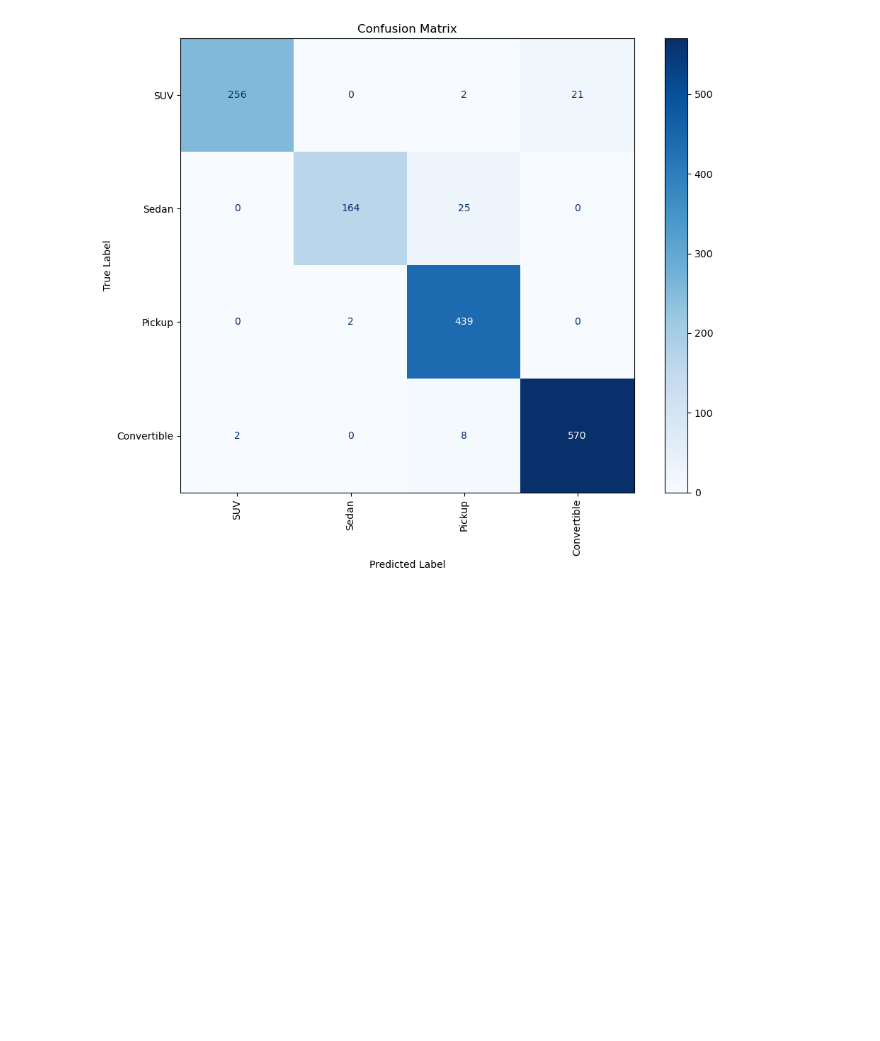
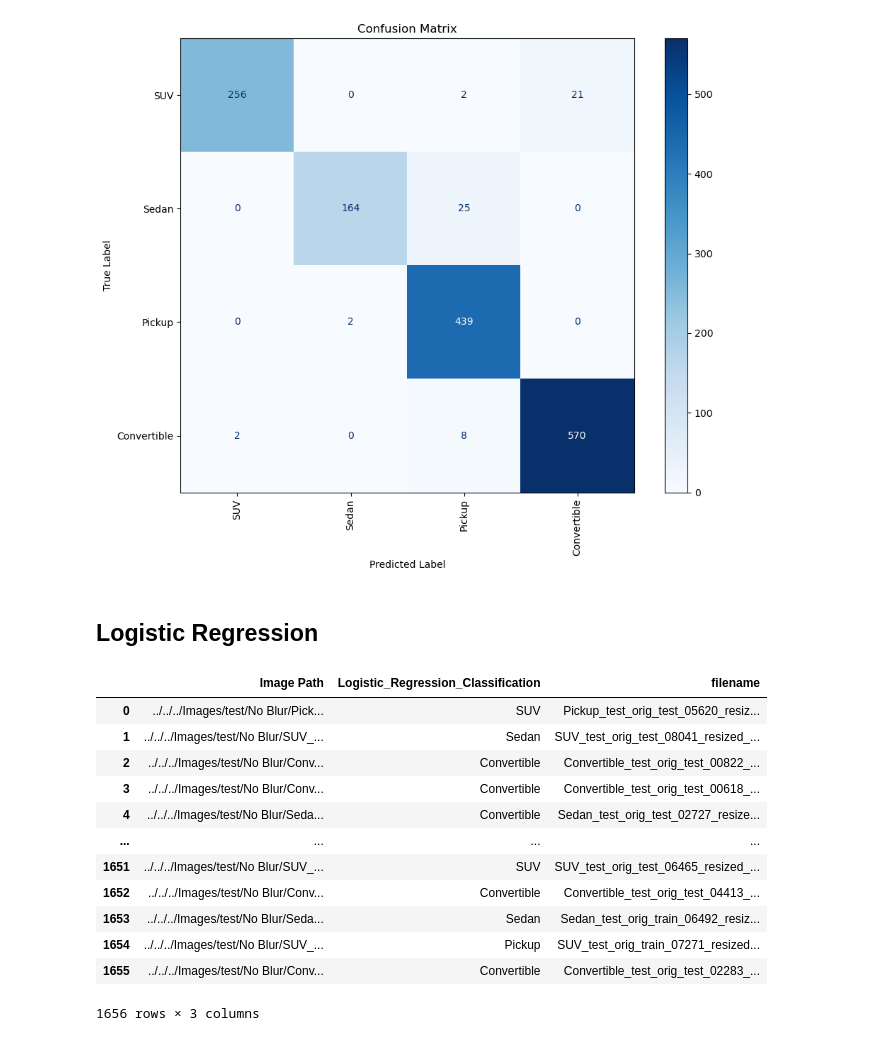
Before and after one commit to ijyliu/computer-vision-project, a Jupyter notebook: Code/Evaluation/Evaluate Classifiers.ipynb, the cells around one changed output. Drawn from its saved outputs; the diff is of its cells as text; code cells hidden in the pictures; blank space fills up the shorter version.

```diff
--- a/Code/Evaluation/Evaluate Classifiers.ipynb
+++ b/Code/Evaluation/Evaluate Classifiers.ipynb
@@ -77,3 +95,25 @@ Classification Report for GPT-4 Vision:
    macro avg       0.97      0.94      0.95      1489
 weighted avg       0.96      0.96      0.96      1489
 [figure]
+# %% [markdown]
+## Logistic Regression
+# %%
+# Load '../../Data/Predictions/Logistic Regression/Logistic_Regression_Classifier_Predictions.xlsx'
+Logistic_Regression_Classifier_Predictions = pd.read_excel('../../Data/Predictions/Logistic Regression/Logistic_Regression_Classifier_Predictions.xlsx')
+# Create filename variable by splitting Image Path on '/' and taking the last element
+Logistic_Regression_Classifier_Predictions['filename'] = Logistic_Regression_Classifier_Predictions['Image Path'].apply(lambda x: x.split('/')[-1])
+Logistic_Regression_Classifier_Predictions
+# %% [output]
+|  | Image Path | Logistic_Regression_Classification | filename |
+| 0 | ../../../Images/test/No Blur/Pick... | SUV | Pickup_test_orig_test_05620_resiz... |
+| 1 | ../../../Images/test/No Blur/SUV_... | Sedan | SUV_test_orig_test_08041_resized_... |
+| 2 | ../../../Images/test/No Blur/Conv... | Convertible | Convertible_test_orig_test_00822_... |
+| 3 | ../../../Images/test/No Blur/Conv... | Convertible | Convertible_test_orig_test_00618_... |
+| 4 | ../../../Images/test/No Blur/Seda... | Convertible | Sedan_test_orig_test_02727_resize... |
+| ... | ... | ... | ... |
+| 1651 | ../../../Images/test/No Blur/SUV_... | SUV | SUV_test_orig_test_06465_resized_... |
+| 1652 | ../../../Images/test/No Blur/Conv... | Convertible | Convertible_test_orig_test_04413_... |
+| 1653 | ../../../Images/test/No Blur/Seda... | Sedan | Sedan_test_orig_train_06492_resiz... |
+| 1654 | ../../../Images/test/No Blur/SUV_... | Pickup | SUV_test_orig_train_07271_resized... |
+| 1655 | ../../../Images/test/No Blur/Conv... | Convertible | Convertible_test_orig_test_02283_... |
+1656 rows × 3 columns
```
Also changed, not shown: parts of 5 cells of this notebook.
